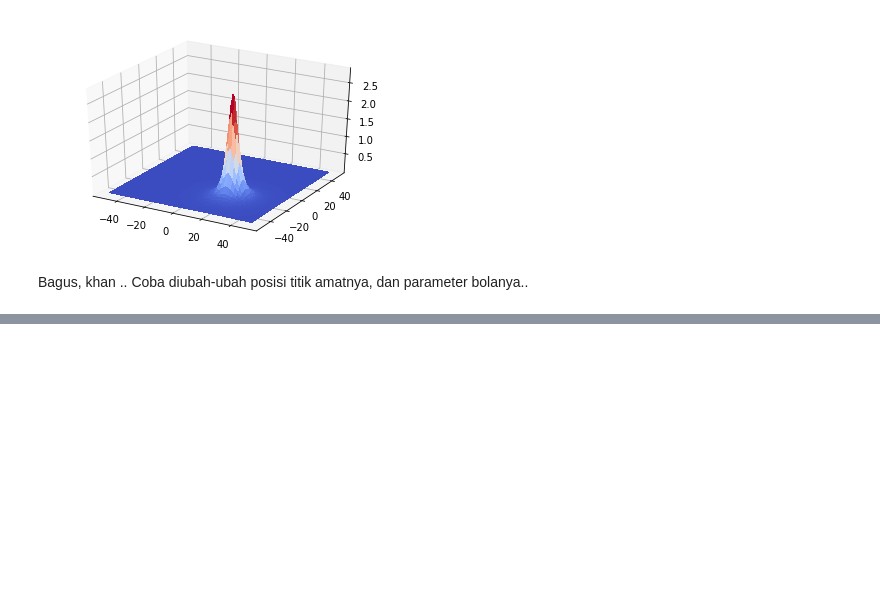
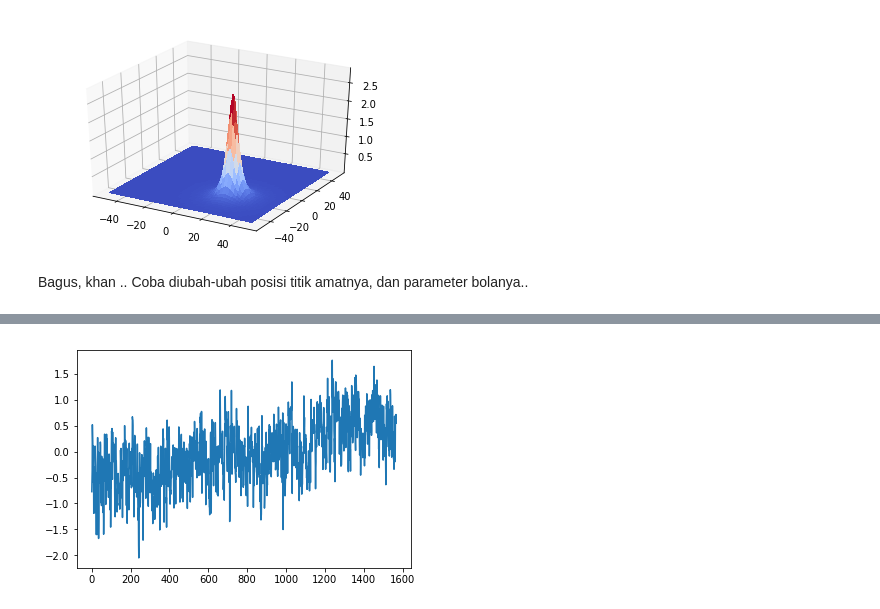
Before and after one commit to maswiet/Kuliah_Metode_Komputasi, a Jupyter notebook: Function_.ipynb, the cells around one changed output, grey strips where cells are left out. Drawn from its saved outputs; the diff is of its cells as text; code cells hidden in the pictures; blank space fills up the shorter version.

```diff
--- a/Function_.ipynb
+++ b/Function_.ipynb
@@ -135,0 +140,8 @@ ImportError: No module named basemap
+# %%
+import numpy as np
+data = np.loadtxt("hawaii-temp2.txt")
+# %%
+plt.plot(data[:,2])
+plt.show()
+# %% [output]
+[figure, added]
```
Also changed, not shown: parts of 4 cells of this notebook, 2 other files.
